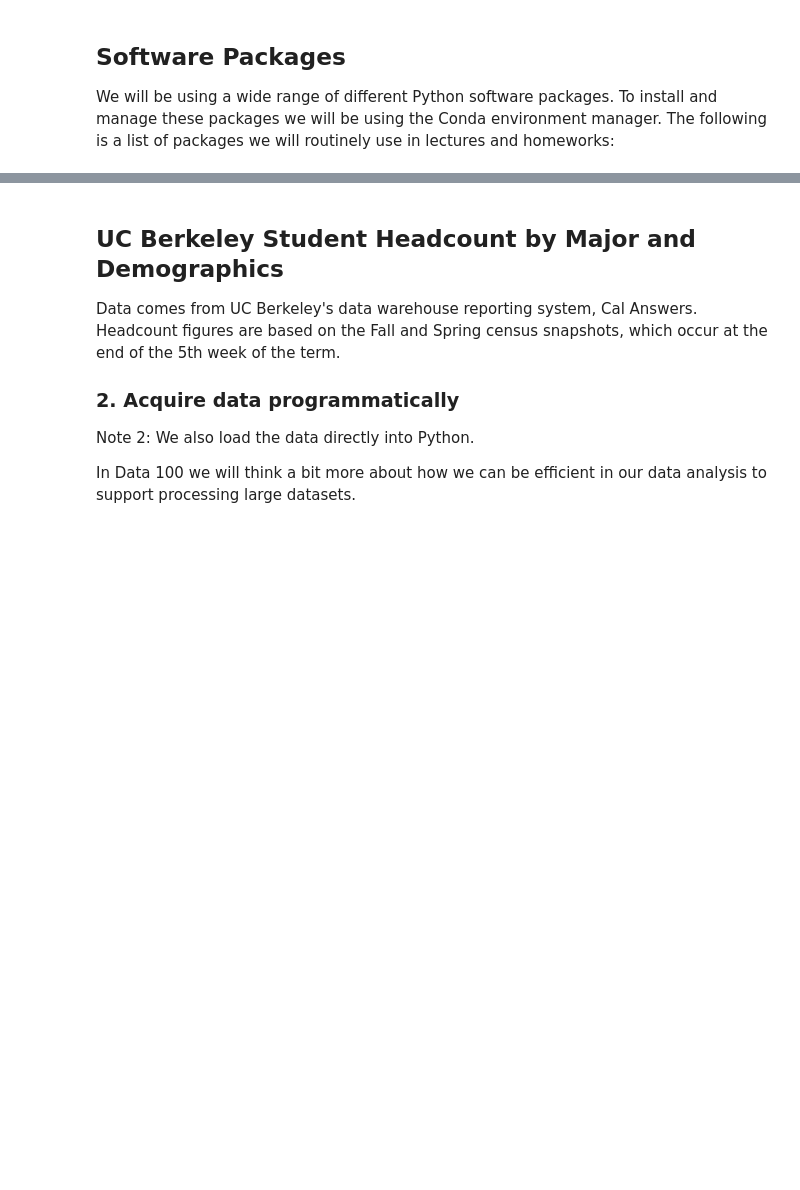
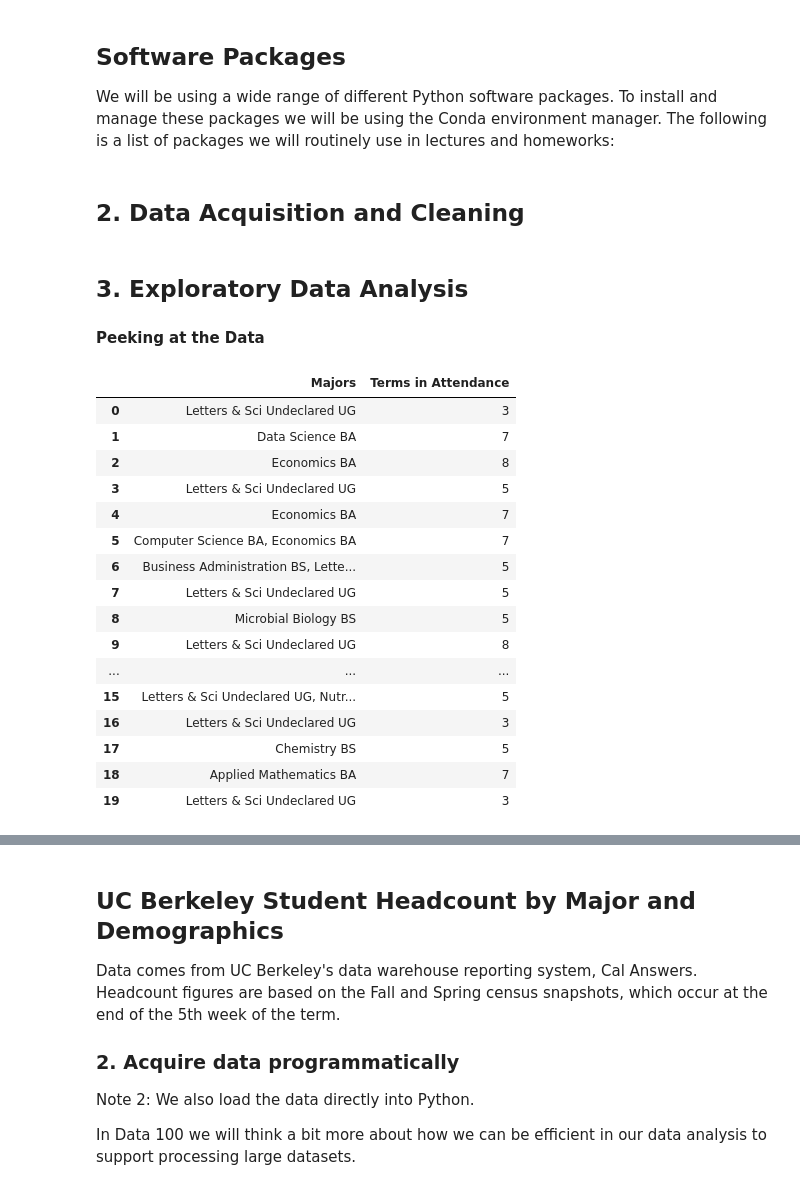
Before and after one commit to Limour-dev/ds100, a Jupyter notebook: lec01/lec01py.ipynb, the cells around one changed output, grey strips where cells are left out. Saved outputs shown, nothing was run; the diff lists cells and outputs as text; code cells hidden in the pictures; blank space fills up the shorter version.

```diff
--- a/lec01/lec01py.ipynb
+++ b/lec01/lec01py.ipynb
@@ -19,3 +19,5 @@ py.init_notebook_mode(connected=True)
 import plotly.graph_objs as go
 import plotly.figure_factory as ff
 import plotly.express as px
+# %% [markdown]
+## 2. Data Acquisition and Cleaning
@@ -21,0 +29,26 @@ import plotly.express as px
+# %% [markdown]
+## 3. Exploratory Data Analysis
+
+#### Peeking at the Data
+# %%
+# Let's peek at the first 20 rows of the majors dataframe
+
+majors.head(20)
+# %% [output]
+|  | Majors | Terms in Attendance |
+| 0 | Letters & Sci Undeclared UG | 3 |
+| 1 | Data Science BA | 7 |
+| 2 | Economics BA | 8 |
+| 3 | Letters & Sci Undeclared UG | 5 |
+| 4 | Economics BA | 7 |
+| 5 | Computer Science BA, Economics BA | 7 |
+| 6 | Business Administration BS, Lette... | 5 |
+| 7 | Letters & Sci Undeclared UG | 5 |
+| 8 | Microbial Biology BS | 5 |
+| 9 | Letters & Sci Undeclared UG | 8 |
+| ... | ... | ... |
+| 15 | Letters & Sci Undeclared UG, Nutr... | 5 |
+| 16 | Letters & Sci Undeclared UG | 3 |
+| 17 | Chemistry BS | 5 |
+| 18 | Applied Mathematics BA | 7 |
+| 19 | Letters & Sci Undeclared UG | 3 |
```
Also changed, not shown: parts of 42 cells of this notebook, 2 other files.
